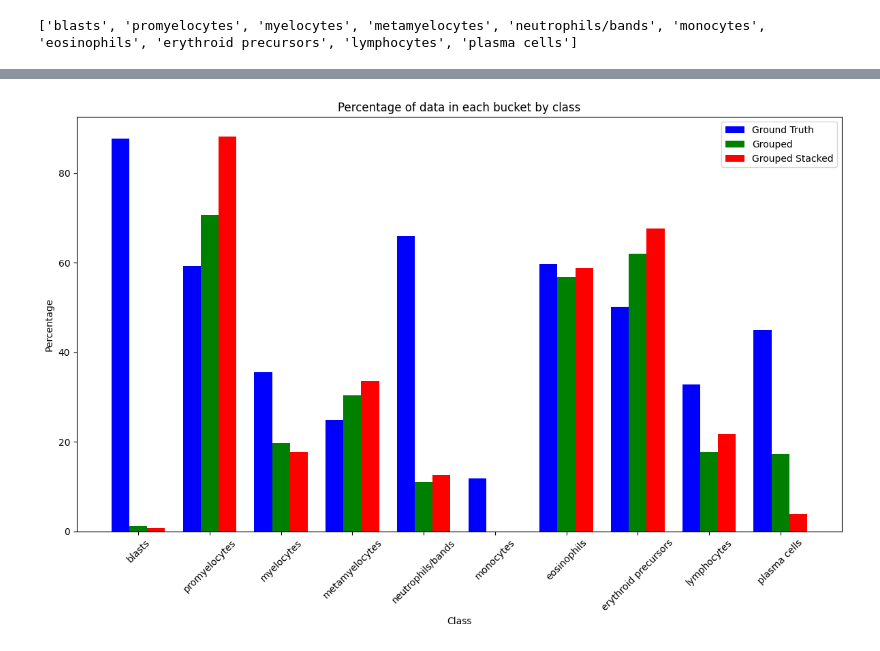
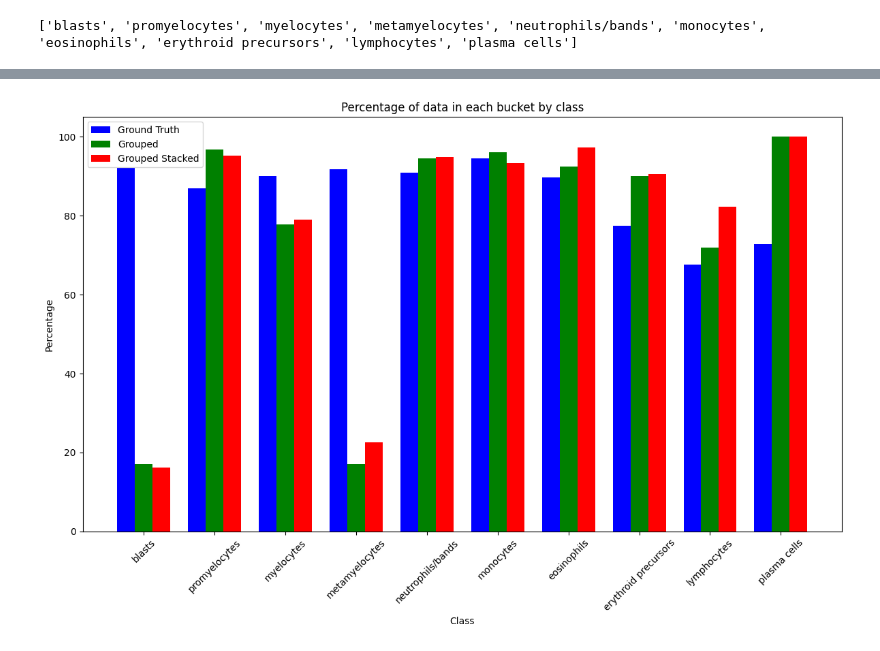
Before and after one commit to neoyinzhanghan/LeukoLocator, a Jupyter notebook: scripts/BMA/analyse_differential.ipynb, the cells around one changed output, grey strips where cells are left out. Cells and saved outputs as stored; diff of their text form; code cells hidden in the pictures.

```diff
--- a/scripts/BMA/analyse_differential.ipynb
+++ b/scripts/BMA/analyse_differential.ipynb
@@ -489,8 +500,8 @@ for class_ in BMA_final_classes:
         grouped_count = (
             len(
                 df[
-                    (df["lymphocytes_grouped-L2M1"] >= lower)
-                    & (df["lymphocytes_grouped-L2M1"] <= upper)
+                    (df["lymphocytes_grouped+M1L2"] >= lower)
+                    & (df["lymphocytes_grouped+M1L2"] <= upper)
                 ]
             )
             / len(df)
@@ -499,8 +510,8 @@ for class_ in BMA_final_classes:
         stacked_count = (
             len(
                 df[
-                    (df["lymphocytes_grouped_stacked-L2M1"] >= lower)
-                    & (df["lymphocytes_grouped_stacked-L2M1"] <= upper)
+                    (df["lymphocytes_grouped_stacked+M1L2"] >= lower)
+                    & (df["lymphocytes_grouped_stacked+M1L2"] <= upper)
                 ]
             )
             / len(df)
@@ -510,8 +521,8 @@ for class_ in BMA_final_classes:
         grouped_count = (
             len(
                 df[
-                    (df["blasts_grouped+L2M1"] >= lower)
-                    & (df["blasts_grouped+L2M1"] <= upper)
+                    (df["blasts_grouped-M1L2"] >= lower)
+                    & (df["blasts_grouped-M1L2"] <= upper)
                 ]
             )
             / len(df)
@@ -520,8 +531,8 @@ for class_ in BMA_final_classes:
         stacked_count = (
             len(
                 df[
-                    (df["blasts_grouped_stacked+L2M1"] >= lower)
-                    & (df["blasts_grouped_stacked+L2M1"] <= upper)
+                    (df["blasts_grouped_stacked-M1L2"] >= lower)
+                    & (df["blasts_grouped_stacked-M1L2"] <= upper)
                 ]
             )
             / len(df)
@@ -560,31 +571,31 @@ index = np.arange(num_classes)  # Group positions
 bar_width = 0.25  # Width of the bars
 
 fig, ax = plt.subplots(figsize=(12, 8))
 
 # Create bars for each data type
 rects1 = ax.bar(
     index, percentages["ground truth"], bar_width, label="Ground Truth", color="b"
 )
 rects2 = ax.bar(
     index + bar_width, percentages["grouped"], bar_width, label="Grouped", color="g"
 )
 rects3 = ax.bar(
     index + 2 * bar_width,
     percentages["grouped_stacked"],
     bar_width,
     label="Grouped Stacked",
     color="r",
 )
 
 # Add some text for labels, title and axes ticks
 ax.set_xlabel("Class")
 ax.set_ylabel("Percentage")
 ax.set_title("Percentage of data in each bucket by class")
 ax.set_xticks(index + bar_width)
 ax.set_xticklabels(classes, rotation=45)
 ax.legend()
 
 plt.tight_layout()
 plt.show()
 # %% [output]
-[figure, old version]
+[figure, new version]
```
Also changed, not shown: parts of 7 cells of this notebook, 1 other file.
